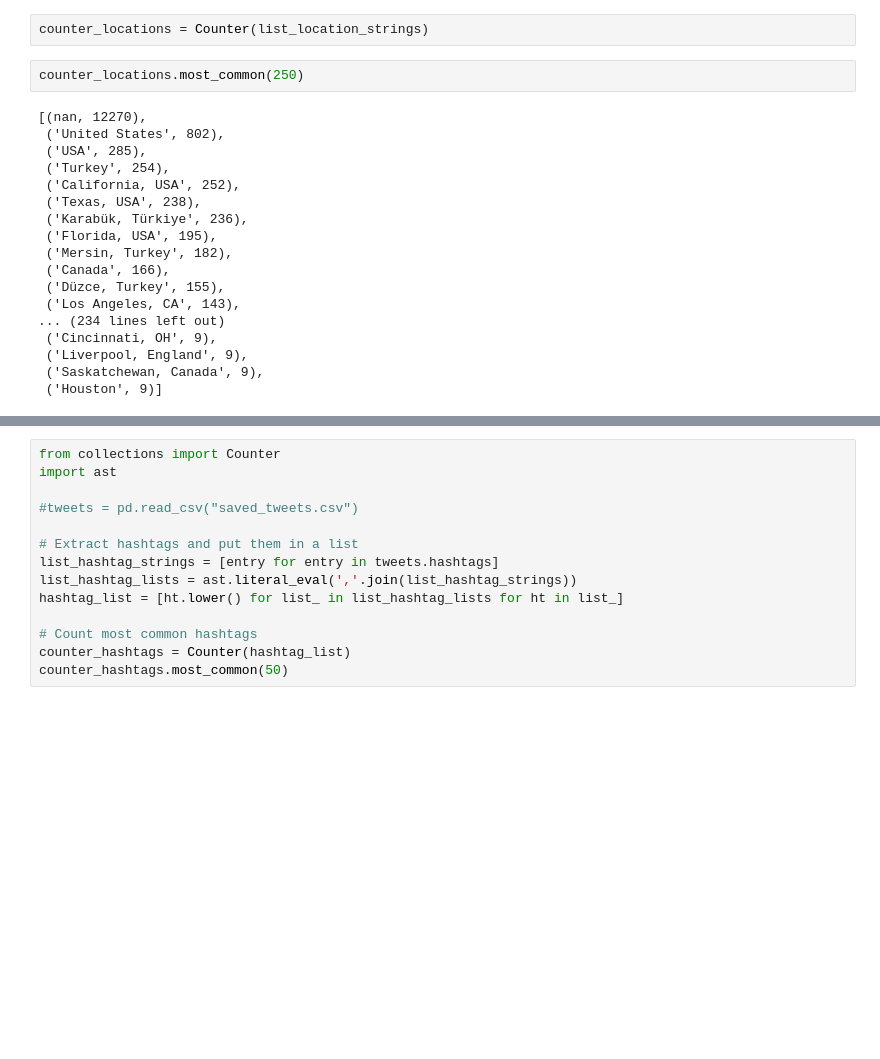
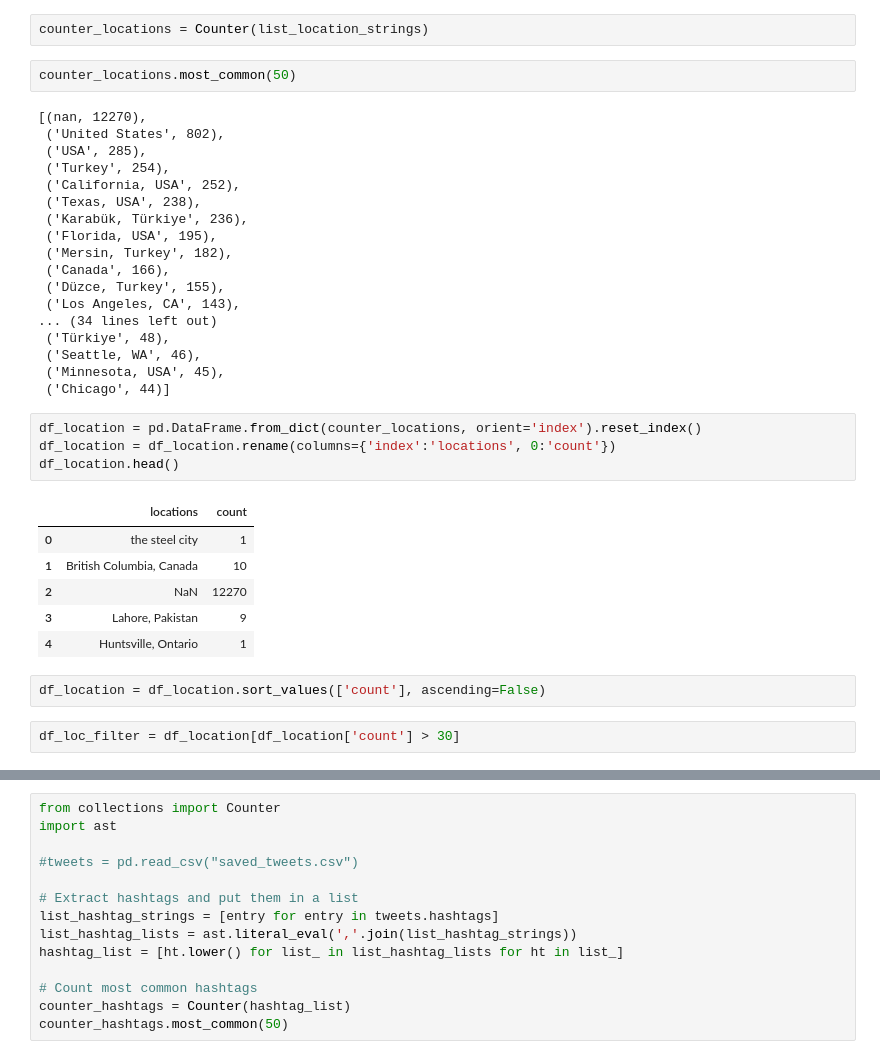
Before and after one commit to albertoabreu91/Project-Week-3-Data-Thieves, a Jupyter notebook: your-project/Alberto_exp/Twitter_API.ipynb, the cells around one changed output, grey strips where cells are left out. Drawn from its saved outputs; the diff is of its cells as text; blank space fills up the shorter version.

```diff
--- a/your-project/Alberto_exp/Twitter_API.ipynb
+++ b/your-project/Alberto_exp/Twitter_API.ipynb
@@ -150,7 +150,7 @@ list_location_strings = [entry for entry in tweets.location]
 # %%
 counter_locations = Counter(list_location_strings)
 # %%
-counter_locations.most_common(250)
+counter_locations.most_common(50)
 # %% [output]
 [(nan, 12270),
  ('United States', 802),
@@ -164,8 +164,23 @@ counter_locations.most_common(250)
  ('Canada', 166),
  ('Düzce, Turkey', 155),
  ('Los Angeles, CA', 143),
-... (234 lines left out)
- ('Cincinnati, OH', 9),
- ('Liverpool, England', 9),
- ('Saskatchewan, Canada', 9),
- ('Houston', 9)]
+... (34 lines left out)
+ ('Türkiye', 48),
+ ('Seattle, WA', 46),
+ ('Minnesota, USA', 45),
+ ('Chicago', 44)]
+# %%
+df_location = pd.DataFrame.from_dict(counter_locations, orient='index').reset_index()
+df_location = df_location.rename(columns={'index':'locations', 0:'count'})
+df_location.head()
+# %% [output]
+|  | locations | count |
+| 0 | the steel city | 1 |
+| 1 | British Columbia, Canada | 10 |
+| 2 | NaN | 12270 |
+| 3 | Lahore, Pakistan | 9 |
+| 4 | Huntsville, Ontario | 1 |
+# %%
+df_location = df_location.sort_values(['count'], ascending=False)
+# %%
+df_loc_filter = df_location[df_location['count'] > 30]
```
Also changed, not shown: parts of 7 cells of this notebook.
